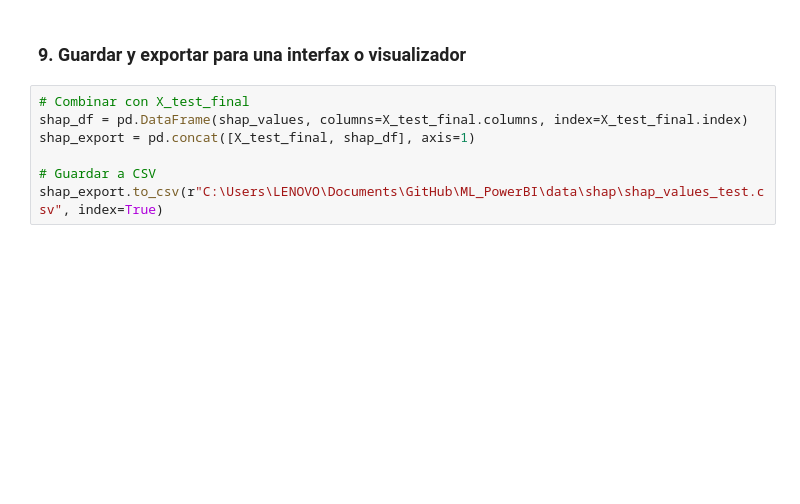
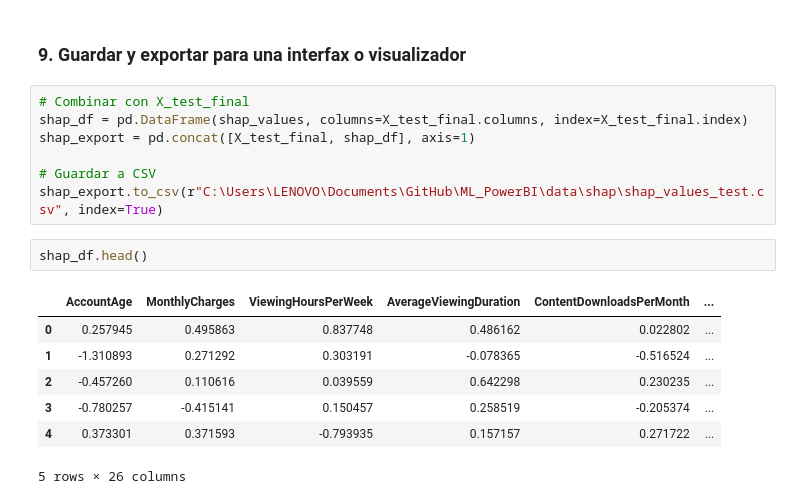
Before and after one commit to Rdorta08/ML_PowerBI, a Jupyter notebook: notebooks/04_SHAP_Interpretation.ipynb, the cells around one changed output. Saved outputs shown, nothing was run; the diff lists cells and outputs as text; blank space fills up the shorter version.

```diff
--- a/notebooks/04_SHAP_Interpretation.ipynb
+++ b/notebooks/04_SHAP_Interpretation.ipynb
@@ -80,3 +80,13 @@ shap_export = pd.concat([X_test_final, shap_df], axis=1)
 
 # Guardar a CSV
 shap_export.to_csv(r"C:\Users\LENOVO\Documents\GitHub\ML_PowerBI\data\shap\shap_values_test.csv", index=True)
+# %%
+shap_df.head()
+# %% [output]
+|  | AccountAge | MonthlyCharges | ViewingHoursPerWeek | AverageViewingDuration | ContentDownloadsPerMonth | ... |
+| 0 | 0.257945 | 0.495863 | 0.837748 | 0.486162 | 0.022802 | ... |
+| 1 | -1.310893 | 0.271292 | 0.303191 | -0.078365 | -0.516524 | ... |
+| 2 | -0.457260 | 0.110616 | 0.039559 | 0.642298 | 0.230235 | ... |
+| 3 | -0.780257 | -0.415141 | 0.150457 | 0.258519 | -0.205374 | ... |
+| 4 | 0.373301 | 0.371593 | -0.793935 | 0.157157 | 0.271722 | ... |
+5 rows × 26 columns
```
Also changed, not shown: parts of 4 cells of this notebook, 7 other files.
